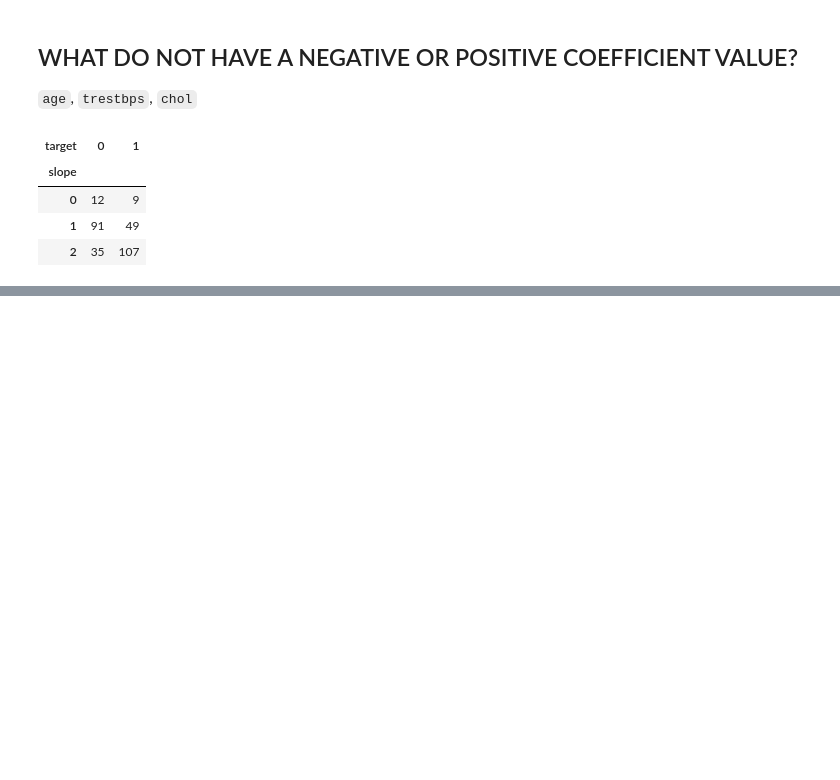
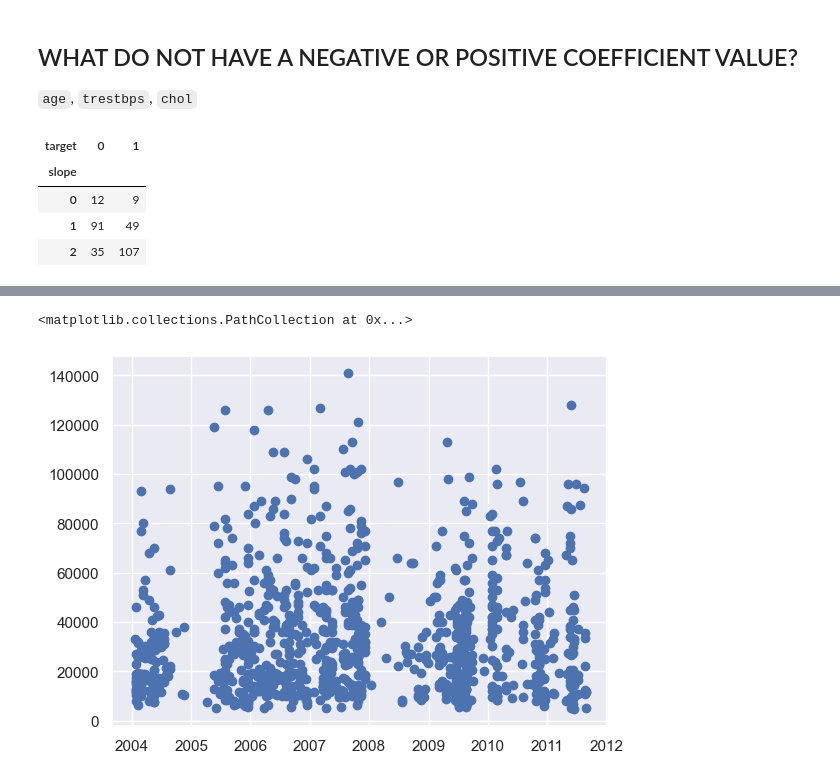
Before and after one commit to EZENWERE/ML-PROJECTS, a Jupyter notebook: Sklearn3.0.ipynb, the cells around one changed output, grey strips where cells are left out. Drawn from its saved outputs; the diff is of its cells as text; code cells hidden in the pictures; blank space fills up the shorter version.

```diff
--- a/Sklearn3.0.ipynb
+++ b/Sklearn3.0.ipynb
@@ -902,0 +1010,4 @@ pd.crosstab(df.slope,df.target)
+# %%
+ df = pd.read_csv("bluebook-for-bulldozers/TrainAndValid.csv",
+                 low_memory=False, # store it howerever don't try to minimise the amount of space
+                 parse_dates=["saledate"])# datetime64[ns] = <M8[ns] -- conerts the saledate coloumn to a datetime dtype
@@ -902,0 +1033,7 @@ pd.crosstab(df.slope,df.target)
+# %%
+import matplotlib.pyplot as plt
+fig, ax =plt.subplots()
+ax.scatter(df["saledate"][:1000], df["SalePrice"][:1000])
+# %% [output]
+<matplotlib.collections.PathCollection at 0x...>
+[figure, added]
```
Also changed, not shown: parts of 46 cells of this notebook.
